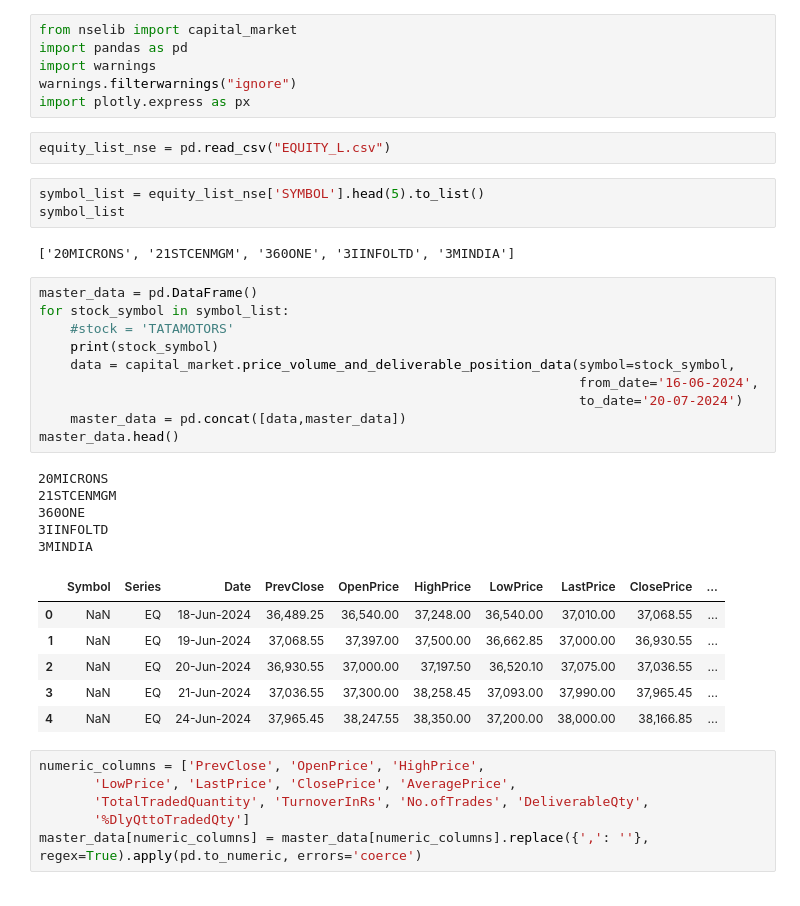
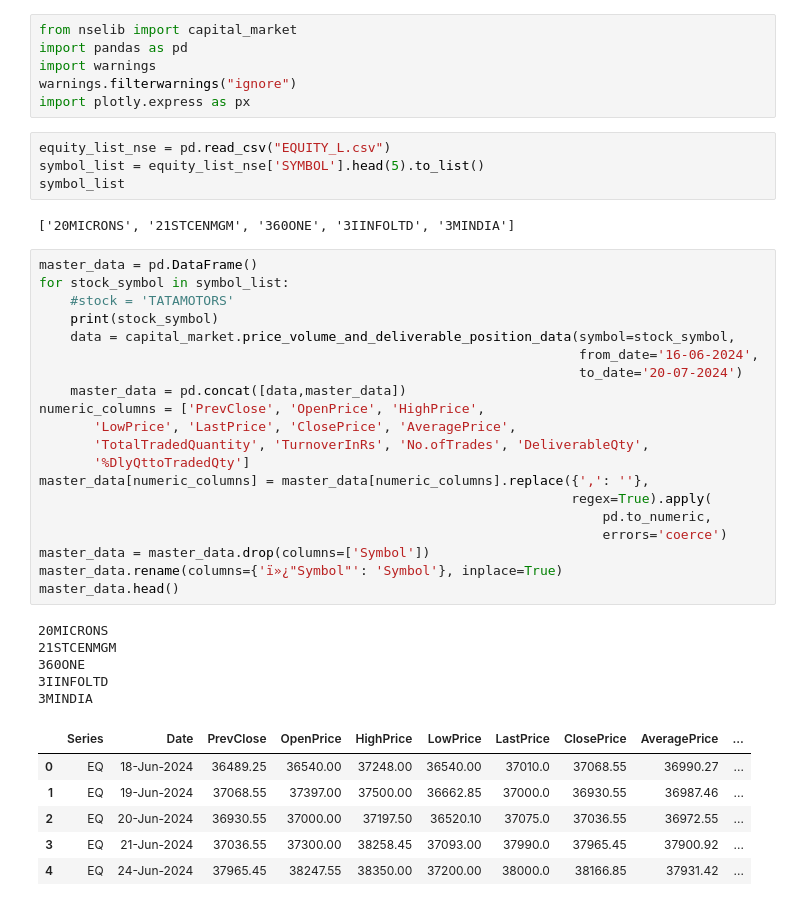
Before and after one commit to jai3703/chatbot_using_llm, a Jupyter notebook: pull_stock_data.ipynb, the cells around one changed output. Drawn from its saved outputs; the diff is of its cells as text.

Commit message:
added custom columns

```diff
--- a/pull_stock_data.ipynb
+++ b/pull_stock_data.ipynb
@@ -6,36 +6,39 @@ warnings.filterwarnings("ignore")
 import plotly.express as px
 # %%
 equity_list_nse = pd.read_csv("EQUITY_L.csv")
+symbol_list = equity_list_nse['SYMBOL'].head(5).to_list()
+symbol_list
+# %% [output]
+['20MICRONS', '21STCENMGM', '360ONE', '3IINFOLTD', '3MINDIA']
-# %%
-symbol_list = equity_list_nse['SYMBOL'].head(5).to_list()
-symbol_list
-# %% [output]
-['20MICRONS', '21STCENMGM', '360ONE', '3IINFOLTD', '3MINDIA']
 # %%
 master_data = pd.DataFrame()
 for stock_symbol in symbol_list:
     #stock = 'TATAMOTORS'
     print(stock_symbol)
     data = capital_market.price_volume_and_deliverable_position_data(symbol=stock_symbol,
                                                                      from_date='16-06-2024',
                                                                      to_date='20-07-2024')
     master_data = pd.concat([data,master_data])
+numeric_columns = ['PrevClose', 'OpenPrice', 'HighPrice',
+       'LowPrice', 'LastPrice', 'ClosePrice', 'AveragePrice',
+       'TotalTradedQuantity', 'TurnoverInRs', 'No.ofTrades', 'DeliverableQty',
+       '%DlyQttoTradedQty']
+master_data[numeric_columns] = master_data[numeric_columns].replace({',': ''},
+                                                                    regex=True).apply(
+                                                                        pd.to_numeric,
+                                                                        errors='coerce')
+master_data = master_data.drop(columns=['Symbol'])
+master_data.rename(columns={'ï»¿"Symbol"': 'Symbol'}, inplace=True)
 master_data.head()
 # %% [output]
 20MICRONS
 21STCENMGM
 360ONE
 3IINFOLTD
 3MINDIA
-|  | Symbol | Series | Date | PrevClose | OpenPrice | HighPrice | LowPrice | LastPrice | ClosePrice | ... |
-| 0 | NaN | EQ | 18-Jun-2024 | 36,489.25 | 36,540.00 | 37,248.00 | 36,540.00 | 37,010.00 | 37,068.55 | ... |
-| 1 | NaN | EQ | 19-Jun-2024 | 37,068.55 | 37,397.00 | 37,500.00 | 36,662.85 | 37,000.00 | 36,930.55 | ... |
-| 2 | NaN | EQ | 20-Jun-2024 | 36,930.55 | 37,000.00 | 37,197.50 | 36,520.10 | 37,075.00 | 37,036.55 | ... |
-| 3 | NaN | EQ | 21-Jun-2024 | 37,036.55 | 37,300.00 | 38,258.45 | 37,093.00 | 37,990.00 | 37,965.45 | ... |
-| 4 | NaN | EQ | 24-Jun-2024 | 37,965.45 | 38,247.55 | 38,350.00 | 37,200.00 | 38,000.00 | 38,166.85 | ... |
+|  | Series | Date | PrevClose | OpenPrice | HighPrice | LowPrice | LastPrice | ClosePrice | AveragePrice | ... |
+| 0 | EQ | 18-Jun-2024 | 36489.25 | 36540.00 | 37248.00 | 36540.00 | 37010.0 | 37068.55 | 36990.27 | ... |
+| 1 | EQ | 19-Jun-2024 | 37068.55 | 37397.00 | 37500.00 | 36662.85 | 37000.0 | 36930.55 | 36987.46 | ... |
+| 2 | EQ | 20-Jun-2024 | 36930.55 | 37000.00 | 37197.50 | 36520.10 | 37075.0 | 37036.55 | 36972.55 | ... |
+| 3 | EQ | 21-Jun-2024 | 37036.55 | 37300.00 | 38258.45 | 37093.00 | 37990.0 | 37965.45 | 37900.92 | ... |
+| 4 | EQ | 24-Jun-2024 | 37965.45 | 38247.55 | 38350.00 | 37200.00 | 38000.0 | 38166.85 | 37931.42 | ... |
-# %%
-numeric_columns = ['PrevClose', 'OpenPrice', 'HighPrice',
-       'LowPrice', 'LastPrice', 'ClosePrice', 'AveragePrice',
-       'TotalTradedQuantity', 'TurnoverInRs', 'No.ofTrades', 'DeliverableQty',
-       '%DlyQttoTradedQty']
-master_data[numeric_columns] = master_data[numeric_columns].replace({',': ''}, regex=True).apply(pd.to_numeric, errors='coerce')
```
Also changed, not shown: parts of 5 cells of this notebook.
